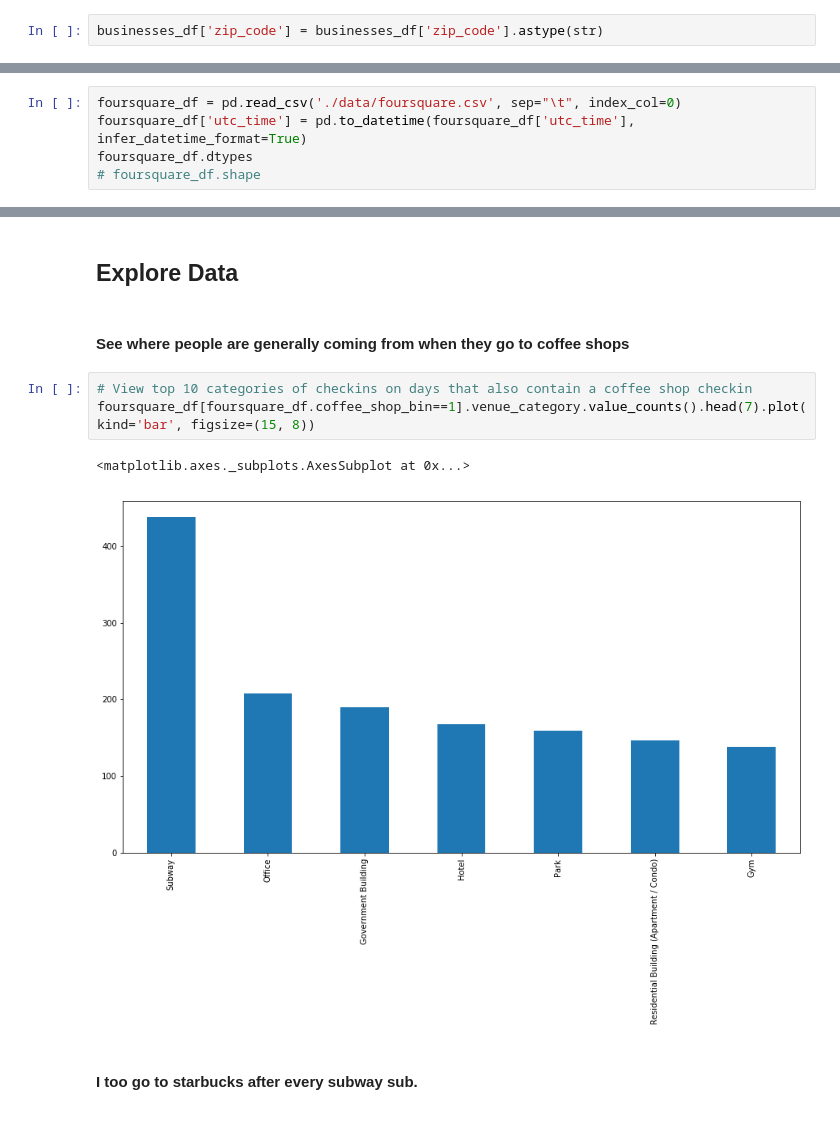
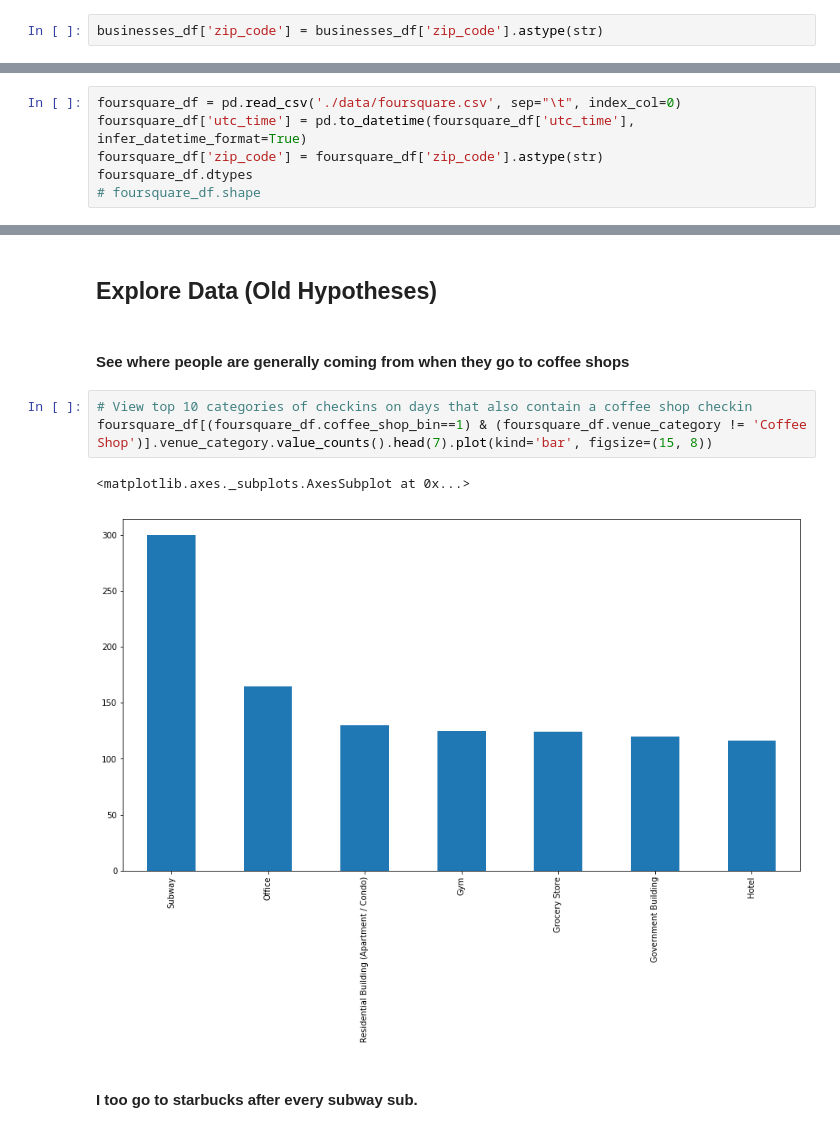
Before and after one commit to grassten/GA_datascience, a Jupyter notebook: Part3_EDA/Untitled.ipynb, the cells around one changed output, grey strips where cells are left out. Cells and saved outputs as stored; diff of their text form.

```diff
--- a/Part3_EDA/Untitled.ipynb
+++ b/Part3_EDA/Untitled.ipynb
@@ -435,6 +598,7 @@ businesses_df.head()
 # %%
 foursquare_df = pd.read_csv('./data/foursquare.csv', sep="\t", index_col=0)
 foursquare_df['utc_time'] = pd.to_datetime(foursquare_df['utc_time'], infer_datetime_format=True)
+foursquare_df['zip_code'] = foursquare_df['zip_code'].astype(str)
 foursquare_df.dtypes
 # foursquare_df.shape
 # %% [output]
@@ -476,14 +631,14 @@ Red Porch, 1500, N St SE, Navy Yard, Penn Quarter, Washington, District of Colum
 # %% [markdown]
-<a id="explore_data"></a>
-## Explore Data
+<a id="explore_data_old"></a>
+## Explore Data (Old Hypotheses)
 # %% [markdown]
 #### See where people are generally coming from when they go to coffee shops
 # %%
 # View top 10 categories of checkins on days that also contain a coffee shop checkin
-foursquare_df[foursquare_df.coffee_shop_bin==1].venue_category.value_counts().head(7).plot(kind='bar', figsize=(15, 8))
+foursquare_df[(foursquare_df.coffee_shop_bin==1) & (foursquare_df.venue_category != 'Coffee Shop')].venue_category.value_counts().head(7).plot(kind='bar', figsize=(15, 8))
 # %% [output]
 <matplotlib.axes._subplots.AxesSubplot at 0x...>
-[figure, old version]
+[figure, new version]
 # %% [markdown]
 #### I too go to starbucks after every subway sub.
 # %%
```
Also changed, not shown: parts of 27 cells of this notebook, 6 other files.
